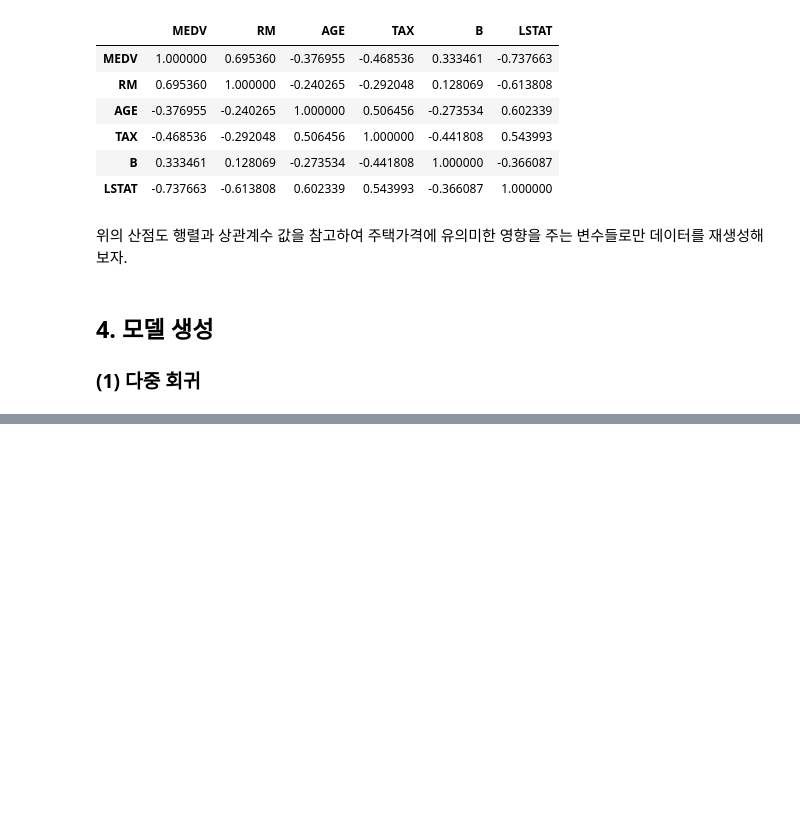
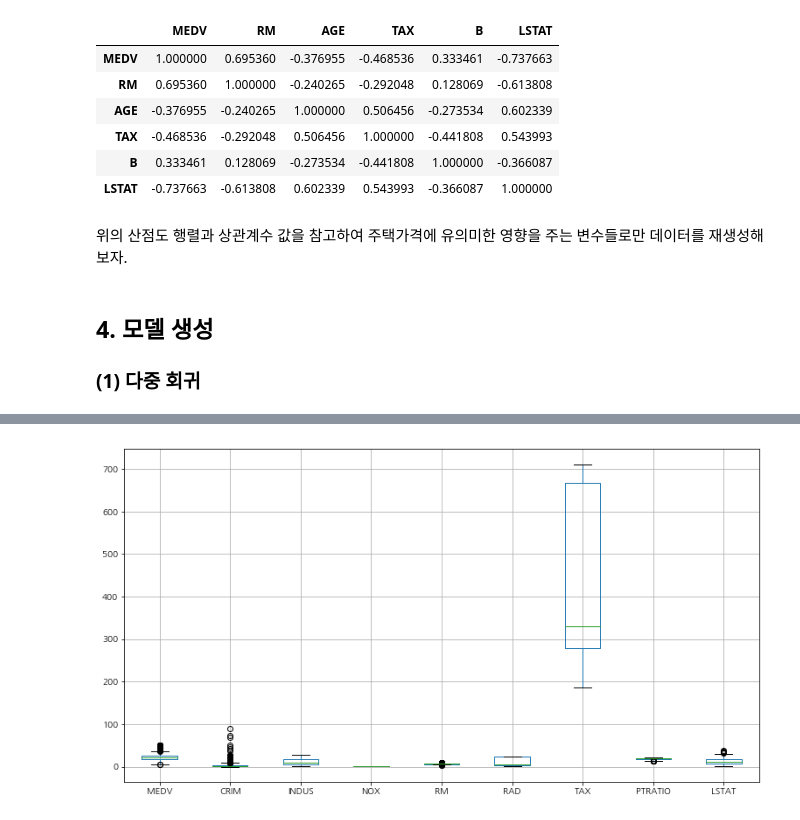
Before and after one commit to juseonjeong/pythonStudy_seon, a Jupyter notebook: py_study/Boston_Housing.ipynb, the cells around one changed output, grey strips where cells are left out. Saved outputs shown, nothing was run; the diff lists cells and outputs as text; code cells hidden in the pictures; blank space fills up the shorter version.

Commit message:
boston housing

```diff
--- a/py_study/Boston_Housing.ipynb
+++ b/py_study/Boston_Housing.ipynb
@@ -347,0 +366,9 @@ df = df_raw.drop(['ZN','CHAS','AGE','DIS','B'], axis=1)
+# %%
+#범주화된 'RAD'를 다시 원래 변수 값으로 돌리기 위해서
+df_raw = pd.read_csv('/home/pirl/Downloads/data2_py/BOSTON_HOUSING.csv')
+df = df_raw.drop(['ZN','AGE','CHAS','DIS','B'], axis=1)
+# %%
+#이상치 확인 및 요약통계량
+df.boxplot(figsize=(13,7))
+df.describe()
+# %% [output]
@@ -347,0 +384 @@ df = df_raw.drop(['ZN','CHAS','AGE','DIS','B'], axis=1)
+[figure, added]
```
Also changed, not shown: parts of 130 cells of this notebook.
